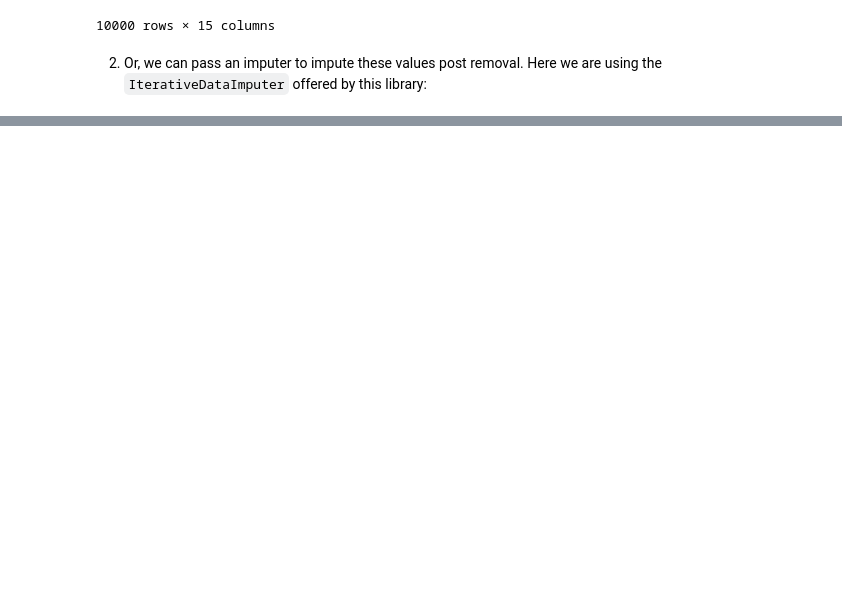
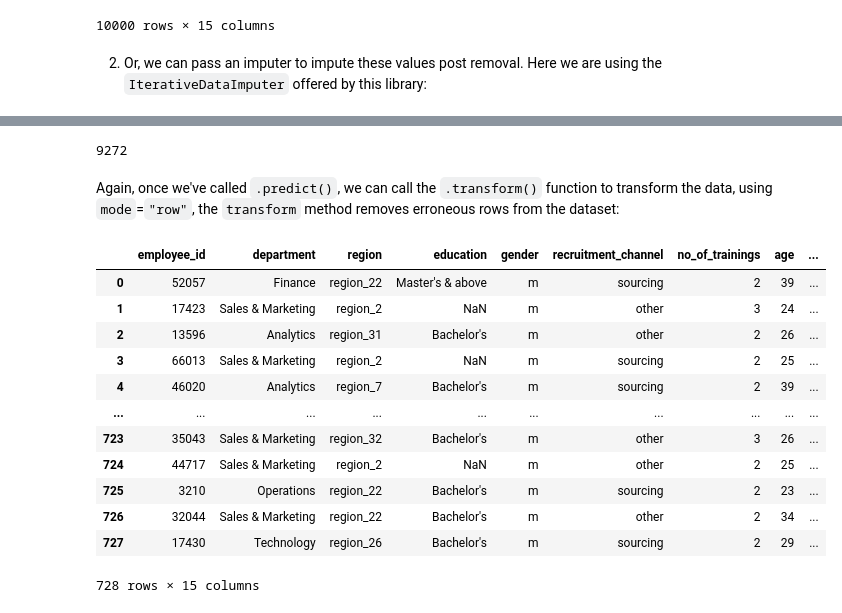
Before and after one commit to microsoft/responsible-ai-toolbox-mitigations, a Jupyter notebook: notebooks/datadiagnostics/module_tests/active_detect.ipynb, the cells around one changed output, grey strips where cells are left out. Cells and saved outputs as stored; diff of their text form; code cells hidden in the pictures; blank space fills up the shorter version.

```diff
--- a/notebooks/datadiagnostics/module_tests/active_detect.ipynb
+++ b/notebooks/datadiagnostics/module_tests/active_detect.ipynb
@@ -344 +473,33 @@ active_detector_7.transform(dataset, imputer = imputer)
 10000 rows × 15 columns
+# %%
+## mode = "row"
+active_detector_8 = ActiveDetect(
+    df=dataset,
+    col_predict=None,
+    mode="row",
+    error_modules=[QuantitativeErrorModule(), DistributionErrorModule(thresh=2.5, fail_thresh=2), SemanticErrorModule(thresh=1.5, fail_thresh=2)],
+    verbose=False,
+)
+active_detector_8.fit()
+indices = active_detector_8.predict(dataset)
+len(indices)
+# %% [output]
+9272
+# %% [markdown]
+Again, once we've called `.predict()`, we can call the `.transform()` function to transform the data, using `mode`=`"row"`, the `transform` method removes erroneous rows from the dataset:
+# %%
+active_detector_8.transform(dataset)
+# %% [output]
+|  | employee_id | department | region | education | gender | recruitment_channel | no_of_trainings | age | ... |
+| 0 | 52057 | Finance | region_22 | Master's & above | m | sourcing | 2 | 39 | ... |
+| 1 | 17423 | Sales & Marketing | region_2 | NaN | m | other | 3 | 24 | ... |
+| 2 | 13596 | Analytics | region_31 | Bachelor's | m | other | 2 | 26 | ... |
+| 3 | 66013 | Sales & Marketing | region_2 | NaN | m | sourcing | 2 | 25 | ... |
+| 4 | 46020 | Analytics | region_7 | Bachelor's | m | sourcing | 2 | 39 | ... |
+| ... | ... | ... | ... | ... | ... | ... | ... | ... | ... |
+| 723 | 35043 | Sales & Marketing | region_32 | Bachelor's | m | other | 3 | 26 | ... |
+| 724 | 44717 | Sales & Marketing | region_2 | NaN | m | other | 2 | 25 | ... |
+| 725 | 3210 | Operations | region_22 | Bachelor's | m | sourcing | 2 | 23 | ... |
+| 726 | 32044 | Sales & Marketing | region_22 | Bachelor's | m | other | 2 | 34 | ... |
+| 727 | 17430 | Technology | region_26 | Bachelor's | m | sourcing | 2 | 29 | ... |
+728 rows × 15 columns
```
Also changed, not shown: parts of 28 cells of this notebook, 5 other files.
